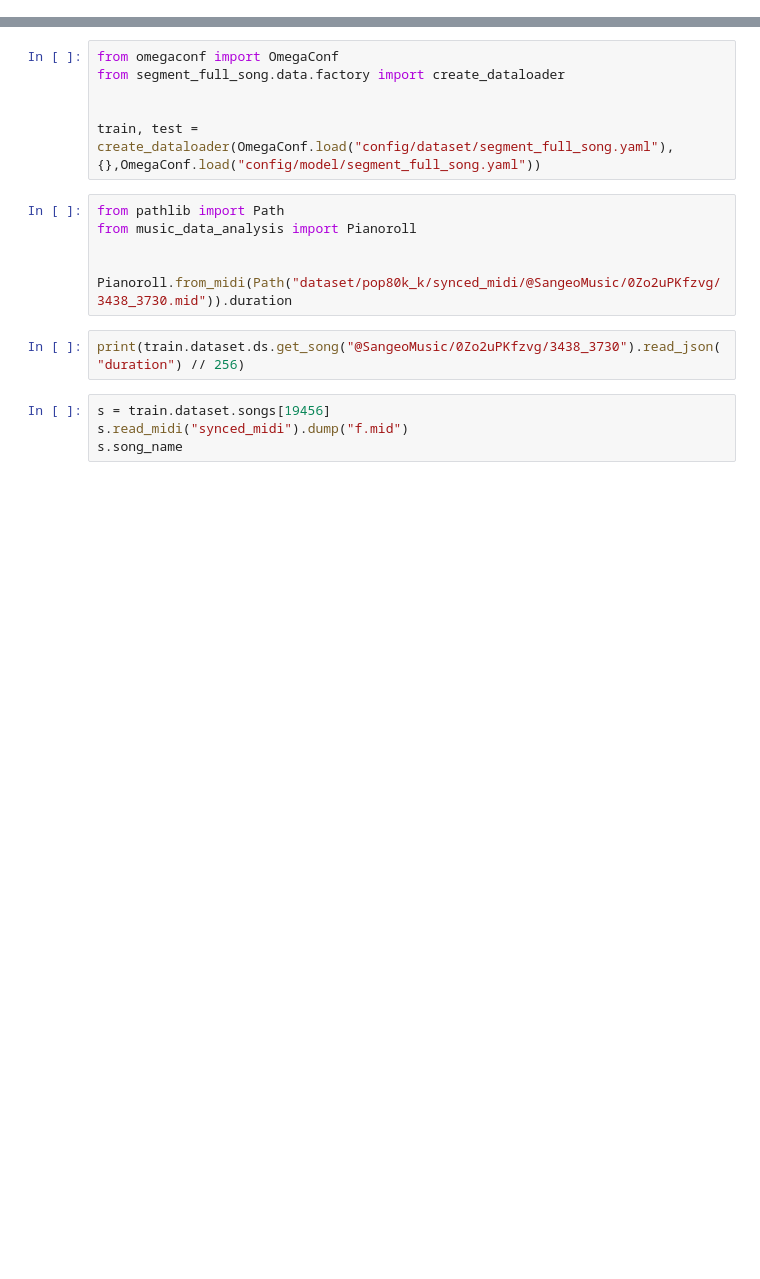
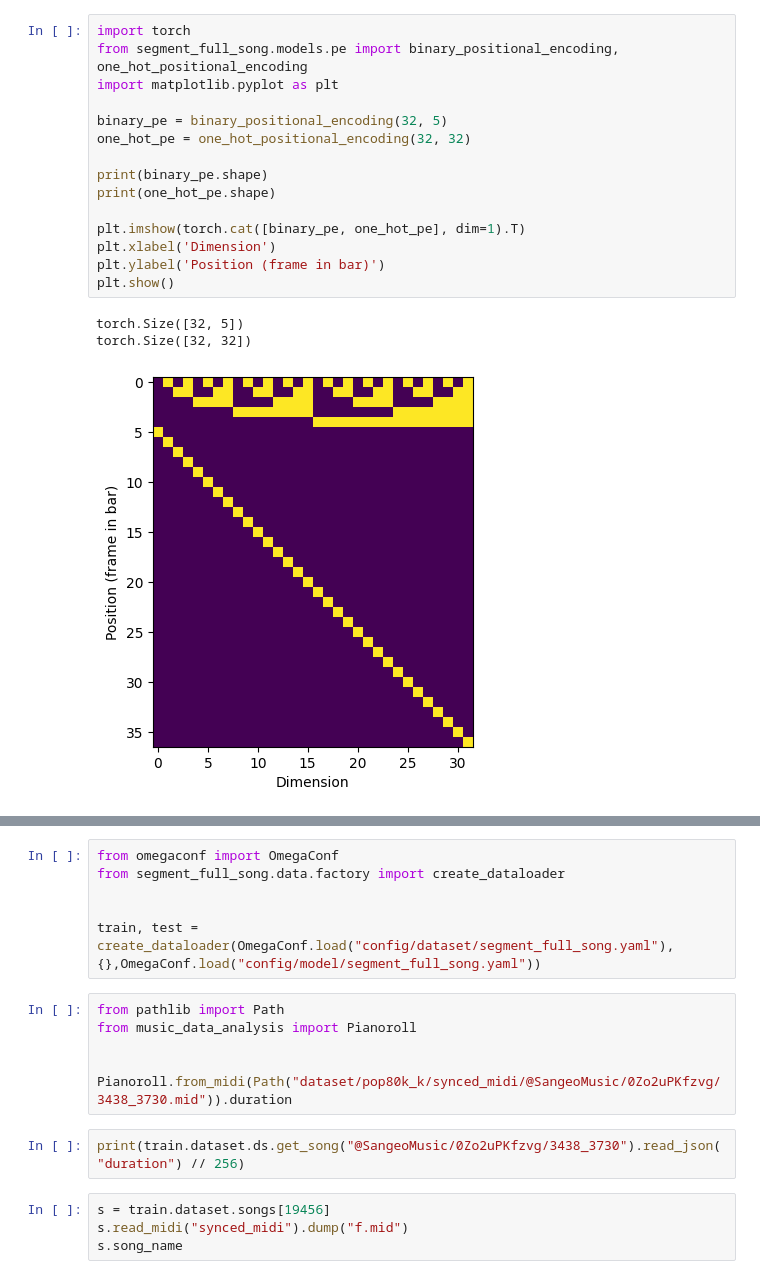
Before and after one commit to eri24816/segmented-full-song-gen, a Jupyter notebook: notebook/test.ipynb, the cells around one changed output, grey strips where cells are left out. Cells and saved outputs as stored; diff of their text form; blank space fills up the shorter version.

```diff
--- a/notebook/test.ipynb
+++ b/notebook/test.ipynb
@@ -11,0 +28,19 @@ print(f"Working directory changed to: {os.getcwd()}")
+# %%
+import torch
+from segment_full_song.models.pe import binary_positional_encoding, one_hot_positional_encoding
+import matplotlib.pyplot as plt
+
+binary_pe = binary_positional_encoding(32, 5)
+one_hot_pe = one_hot_positional_encoding(32, 32)
+
+print(binary_pe.shape)
+print(one_hot_pe.shape)
+
+plt.imshow(torch.cat([binary_pe, one_hot_pe], dim=1).T)
+plt.xlabel('Dimension')
+plt.ylabel('Position (frame in bar)')
+plt.show()
+# %% [output]
+torch.Size([32, 5])
+torch.Size([32, 32])
+[figure, added]
```
Also changed, not shown: parts of 3 cells of this notebook, 9 other files.
